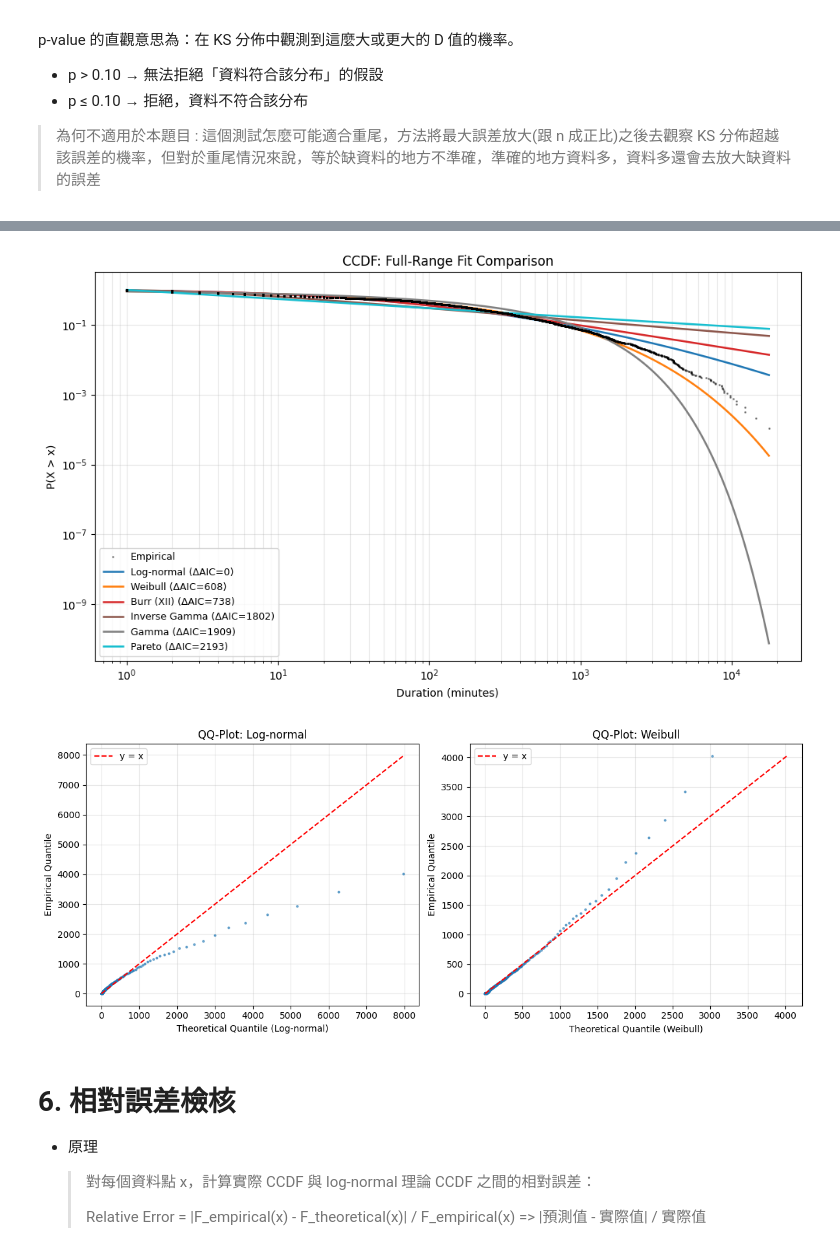
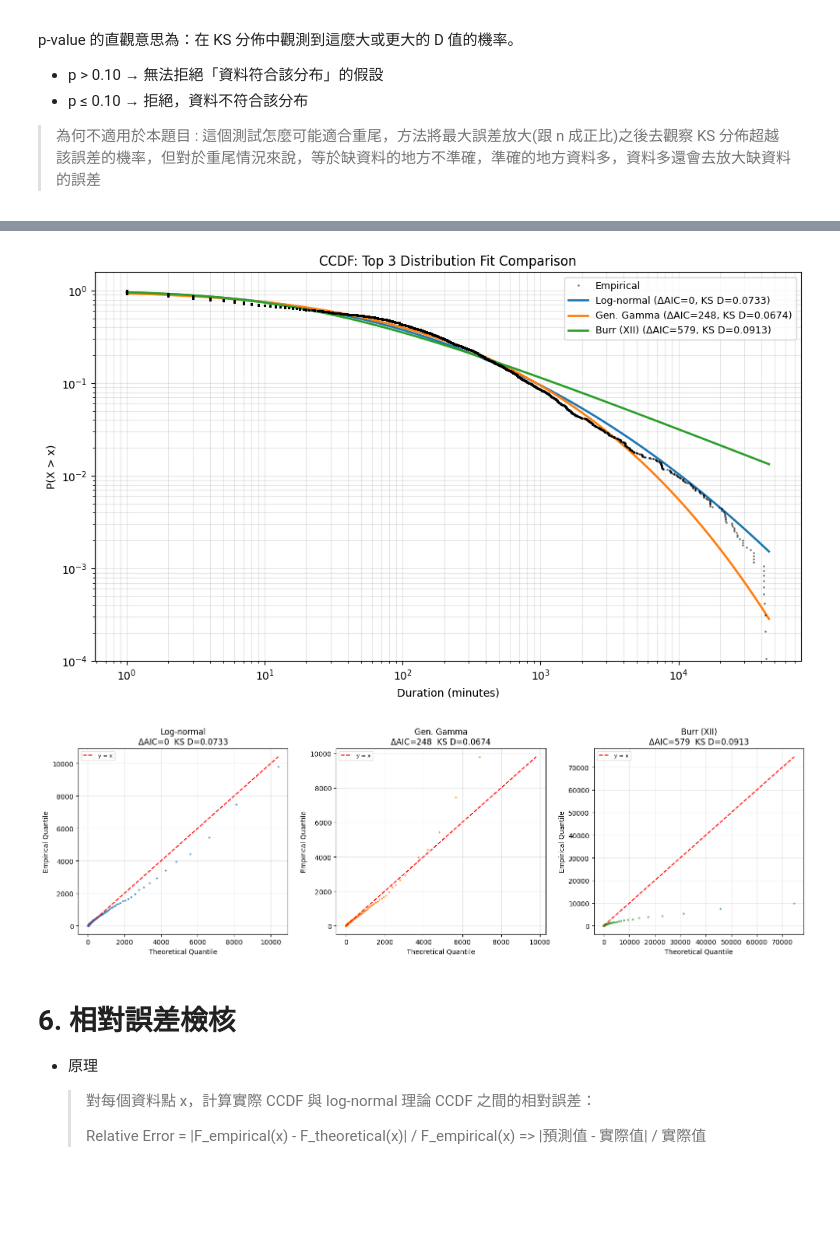
Before and after one commit to jungswork/05_Power_Grid_Repair_Time, a Jupyter notebook: 02_data_analysis.ipynb, the cells around one changed output, grey strips where cells are left out. Saved outputs shown, nothing was run; the diff lists cells and outputs as text; code cells hidden in the pictures; blank space fills up the shorter version.

```diff
--- a/02_data_analysis.ipynb
+++ b/02_data_analysis.ipynb
@@ -336,19 +336,20 @@ import matplotlib.pyplot as plt
 import warnings
 warnings.filterwarnings("ignore")
 
-duration = np.sort(df["Duration (minutes)"].values).astype(float)
-n = len(duration)
+duration_sorted = np.sort(df["Duration (minutes)"].values).astype(float)
+n = len(duration_sorted)
+ccdf = 1 - np.arange(1, n + 1) / n
 
 # ----------------------------------------------------------
 # 5.1 Candidate Distribution Fitting (MLE) + AIC / BIC
 # ----------------------------------------------------------
 candidates = {
-    "Log-normal":    stats.lognorm,
-    "Weibull":       stats.weibull_min,
-    "Gamma":         stats.gamma,
-    "Burr (XII)":    stats.burr,
-    "Pareto":        stats.pareto,
-    "Inverse Gamma": stats.invgamma,
+    "Log-normal":      stats.lognorm,
+    "Weibull":         stats.weibull_min,
+    "Gamma":           stats.gamma,
+    "Burr (XII)":      stats.burr,
+    "Gen. Pareto":     stats.genpareto,
+    "Gen. Gamma":      stats.gengamma,
 }
 
 fit_results = []
@@ -356,12 +357,15 @@ fitted_params = {}
 
 for name, dist in candidates.items():
     try:
-        params = dist.fit(duration, floc=0)
-        log_lik = dist.logpdf(duration, *params).sum()
+        params = dist.fit(duration_sorted, floc=0)
+        log_lik = dist.logpdf(duration_sorted, *params).sum()
+        if not np.isfinite(log_lik):
+            print(f"{name}: non-finite log-likelihood, skipped")
+            continue
         k = len(params) - 1
         aic = 2 * k - 2 * log_lik
         bic = k * np.log(n) - 2 * log_lik
-        ks_stat, _ = stats.kstest(duration, dist.cdf, args=params)
+        ks_stat, _ = stats.kstest(duration_sorted, dist.cdf, args=params)
         fit_results.append({
             "Distribution": name,
             "AIC": round(aic, 0),
@@ -378,47 +382,49 @@ results_df["ΔAIC"] = (results_df["AIC"] - results_df["AIC"].min()).round(0)
 print(results_df[["Distribution", "AIC", "ΔAIC", "BIC", "KS D"]].to_string(index=False))
 
 # ----------------------------------------------------------
-# 5.2 CCDF Comparison (full range, log-log)
+# 5.2 CCDF Comparison — Top 3 only (full range, log-log)
 # ----------------------------------------------------------
-ccdf_emp = 1 - np.arange(0, n) / n
-x_plot = np.logspace(np.log10(duration.min()), np.log10(duration.max()), 600)
-colors = plt.cm.tab10(np.linspace(0, 0.9, len(candidates)))
+top3 = results_df.head(3)["Distribution"].tolist()
+x_plot = np.logspace(np.log10(duration_sorted.min()), np.log10(duration_sorted.max()), 600)
+colors = ["tab:blue", "tab:orange", "tab:green"]
 
 fig, ax = plt.subplots(figsize=(10, 6))
-ax.loglog(duration, ccdf_emp, "k.", markersize=2, alpha=0.4, label="Empirical", zorder=5)
+ax.loglog(duration_sorted, ccdf, "k.", markersize=2, alpha=0.4, label="Empirical", zorder=5)
 
-for (_, row), color in zip(results_df.iterrows(), colors):
-    dist, params = fitted_params[row["Distribution"]]
+for name, color in zip(top3, colors):
+    dist, params = fitted_params[name]
     ccdf_th = 1 - dist.cdf(x_plot, *params)
-    ax.loglog(x_plot, ccdf_th, linewidth=1.8, color=color,
-              label=f'{row["Distribution"]} (ΔAIC={row["ΔAIC"]:.0f})')
+    row = results_df[results_df["Distribution"] == name].iloc[0]
+    ax.loglog(x_plot, ccdf_th, linewidth=2, color=color,
+              label=f'{name} (ΔAIC={row["ΔAIC"]:.0f}, KS D={row["KS D"]:.4f})')
 
 ax.set_xlabel("Duration (minutes)")
 ax.set_ylabel("P(X > x)")
-ax.set_title("CCDF: Full-Range Fit Comparison")
+ax.set_title("CCDF: Top 3 Distribution Fit Comparison")
+ax.set_ylim(bottom=1e-4)
 ax.legend(fontsize=9)
 ax.grid(True, which="both", alpha=0.3)
 plt.tight_layout()
 plt.show()
 
 # ----------------------------------------------------------
-# 5.3 QQ-Plot: Top 2 distributions
+# 5.3 QQ-Plot — Top 3
 # ----------------------------------------------------------
-top2 = results_df.head(2)["Distribution"].tolist()
-fig, axes = plt.subplots(1, 2, figsize=(12, 5))
+fig, axes = plt.subplots(1, 3, figsize=(16, 5))
 
-for ax, name in zip(axes, top2):
+for ax, name, color in zip(axes, top3, colors):
     dist, params = fitted_params[name]
     percs = np.linspace(0.01, 0.99, 300)
-    q_emp = np.quantile(duration, percs)
+    q_emp = np.quantile(duration_sorted, percs)
     q_th  = dist.ppf(percs, *params)
-    ax.plot(q_th, q_emp, ".", markersize=4, alpha=0.6)
     lim = max(q_th.max(), q_emp.max())
+    ax.plot(q_th, q_emp, ".", markersize=4, alpha=0.6, color=color)
     ax.plot([0, lim], [0, lim], "r--", linewidth=1.5, label="y = x")
-    ax.set_xlabel(f"Theoretical Quantile ({name})")
+    ax.set_xlabel(f"Theoretical Quantile")
     ax.set_ylabel("Empirical Quantile")
-    ax.set_title(f"QQ-Plot: {name}")
-    ax.legend()
+    row = results_df[results_df["Distribution"] == name].iloc[0]
+    ax.set_title(f"{name}\nΔAIC={row['ΔAIC']:.0f}  KS D={row['KS D']:.4f}")
+    ax.legend(fontsize=8)
     ax.grid(True, alpha=0.3)
 
 plt.tight_layout()
@@ -434,5 +440,5 @@ Inverse Gamma 114534.0 1802.0 114548.0 0.15819
-[figure, old version]
+[figure, new version]
-[figure, old version]
+[figure, new version]
 # %% [markdown]
 # 6. 相對誤差檢核
 
```
Also changed, not shown: parts of 11 cells of this notebook, 2 other files.
